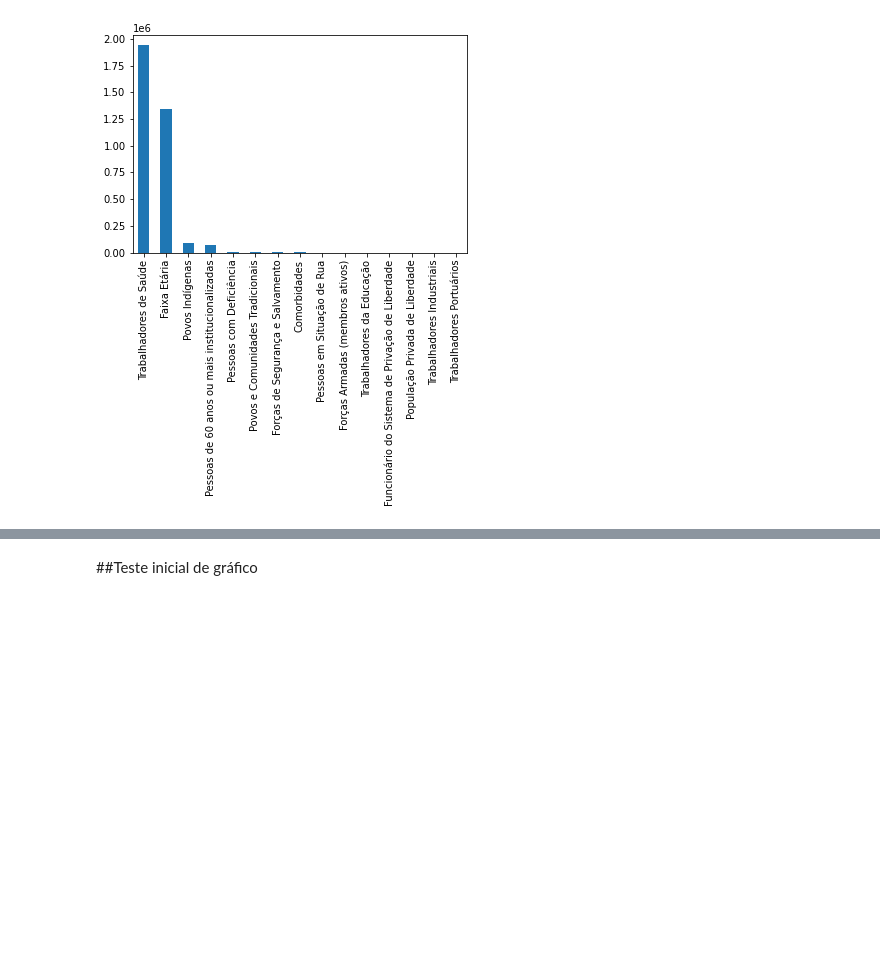
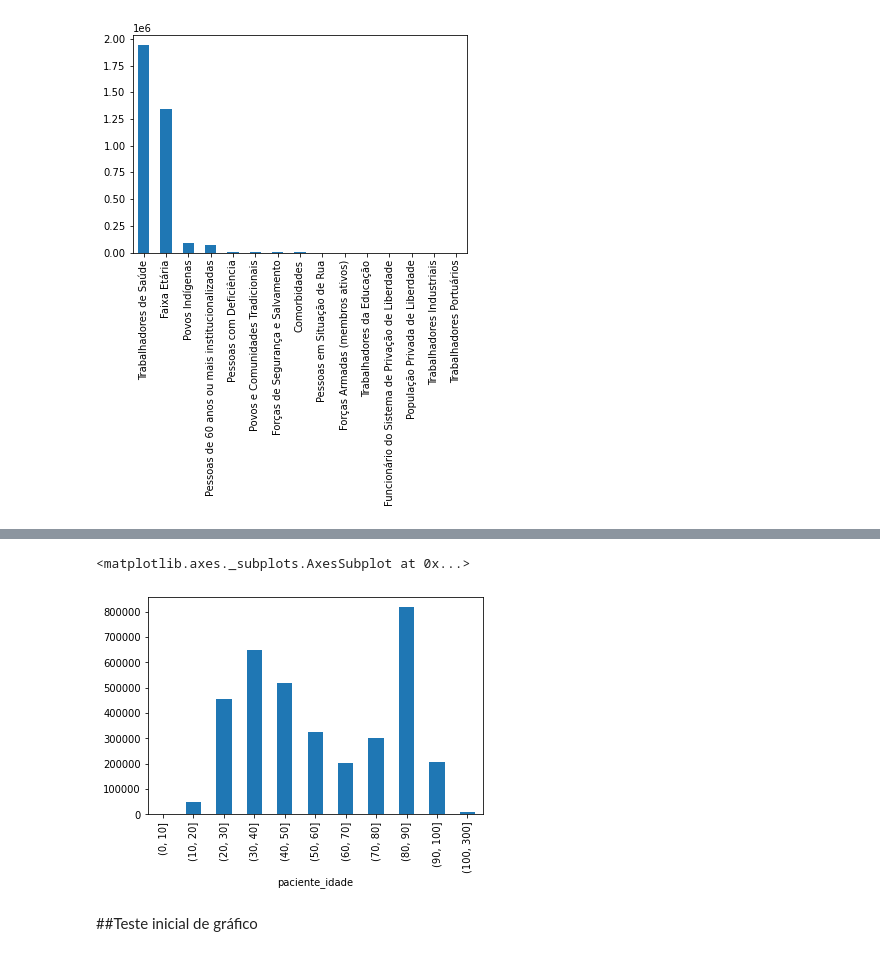
Before and after one commit to massaoiwanaga/topespsi, a Jupyter notebook: TESI_VAC_COVID.ipynb, the cells around one changed output, grey strips where cells are left out. Cells and saved outputs as stored; diff of their text form; code cells hidden in the pictures; blank space fills up the shorter version.

```diff
--- a/TESI_VAC_COVID.ipynb
+++ b/TESI_VAC_COVID.ipynb
@@ -764,0 +807,8 @@ df_vacinacao['vacina_categoria_nome'].value_counts().plot.bar()
+# %%
+# Quantitativo total de vacinados por idade
+
+ranges = [0,10,20,30,40,50,60,70,80,90,100,300]
+df_vacinacao['paciente_idade'].groupby(pd.cut(df_vacinacao.paciente_idade, ranges)).count()
+
+#df_vacinacao['paciente_idade'].value_counts(normalize=True, ascending=False, bins=5)
+#df_vacinacao['paciente_idade'].astype(int).value_counts(bins=7)
@@ -765,3 +829,8 @@ df_vacinacao['vacina_categoria_nome'].value_counts().plot.bar()
+# %%
+df_vacinacao['paciente_idade'].groupby(pd.cut(df_vacinacao.paciente_idade, ranges)).count().plot.bar()
+# %% [output]
+<matplotlib.axes._subplots.AxesSubplot at 0x...>
+[figure, added]
 # %% [markdown]
 ##Teste inicial de gráfico
 # %%
```
Also changed, not shown: parts of 24 cells of this notebook.
